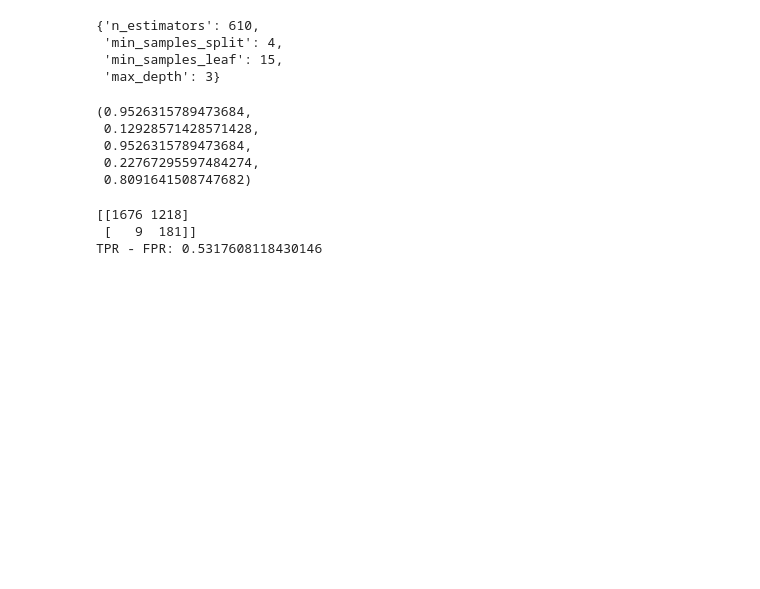
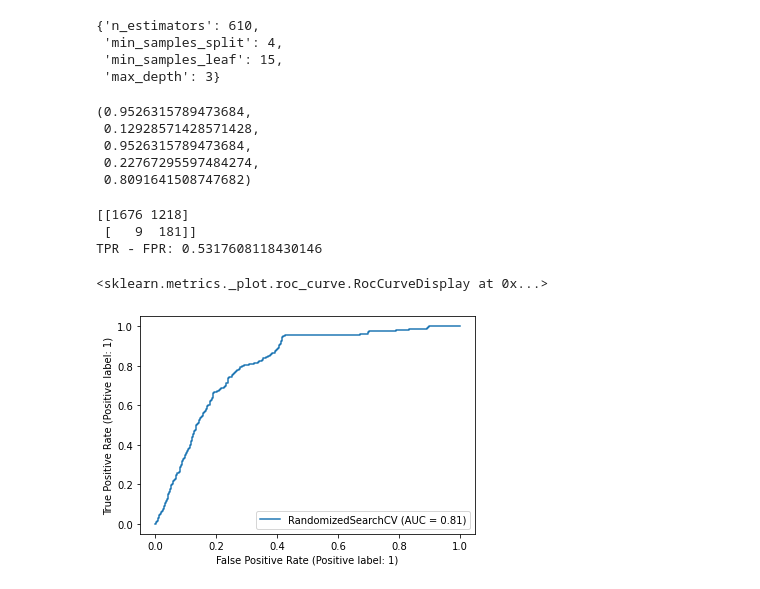
Before and after one commit to yeyi-alice/Vehicle-Insurance-Fraud-Detection, a Jupyter notebook: RandomForest.ipynb, the cells around one changed output. Cells and saved outputs as stored; diff of their text form; code cells hidden in the pictures; blank space fills up the shorter version.

```diff
--- a/RandomForest.ipynb
+++ b/RandomForest.ipynb
@@ -305,6 +307,11 @@ print("TPR - FPR:", tpr_minus_fpr)
 [[1676 1218]
  [   9  181]]
 TPR - FPR: 0.5317608118430146
+# %%
+plot_roc_curve(rf_rs, X_test_encoded ,y_test)
+# %% [output]
+<sklearn.metrics._plot.roc_curve.RocCurveDisplay at 0x...>
+[figure, added]
 # %%
 def maximize_tpr_minus_fpr(y_true, y_pred):
     confusion = confusion_matrix(y_true, y_pred)
```
Also changed, not shown: parts of 8 cells of this notebook.
